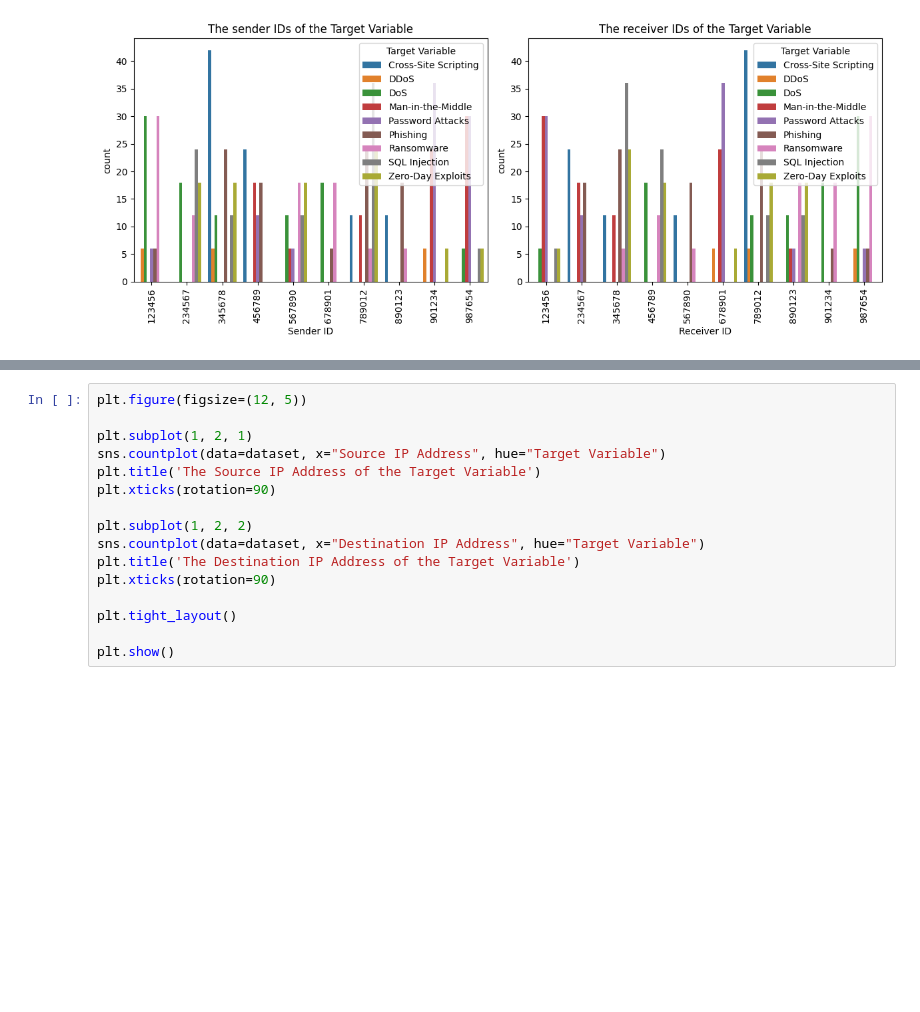
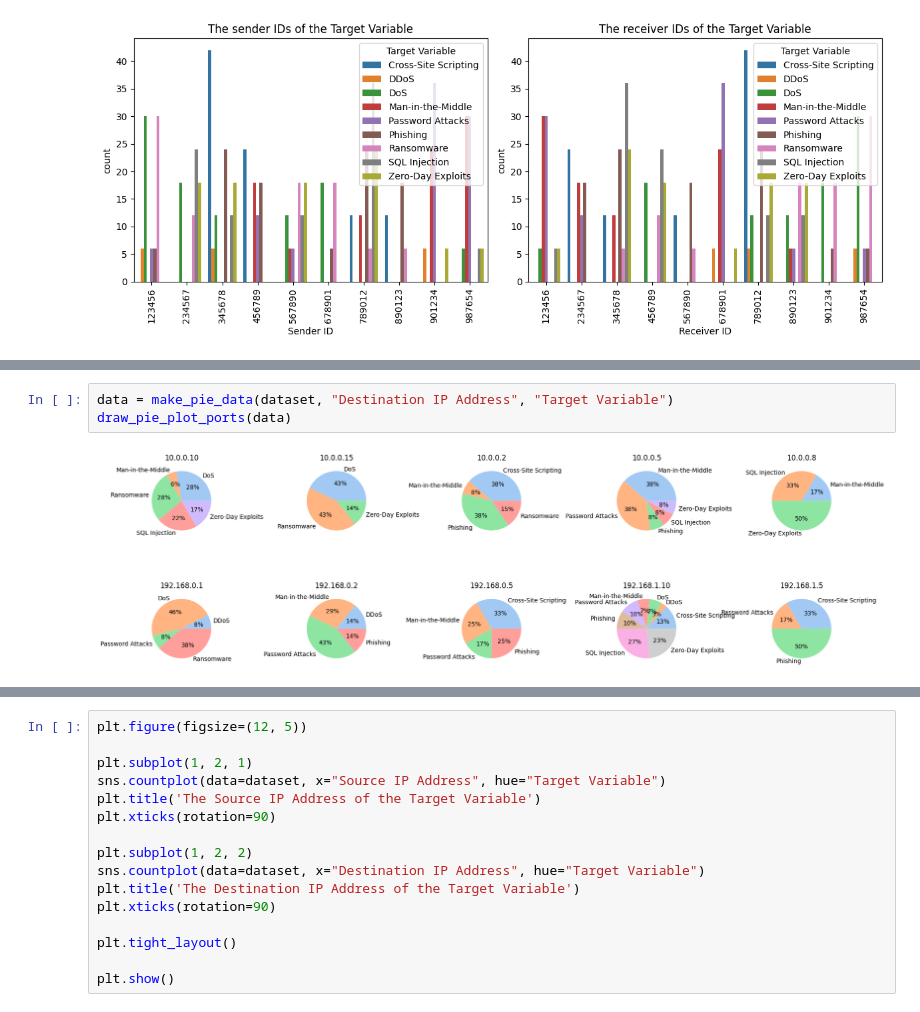
Before and after one commit to relmarrakchy/Apache-Hadoop-version-3, a Jupyter notebook: Cyber_threat_detection.ipynb, the cells around one changed output, grey strips where cells are left out. Cells and saved outputs as stored; diff of their text form; blank space fills up the shorter version.

```diff
--- a/Cyber_threat_detection.ipynb
+++ b/Cyber_threat_detection.ipynb
@@ -295,0 +305,5 @@ plt.show()
+# %%
+data = make_pie_data(dataset, "Destination IP Address", "Target Variable")
+draw_pie_plot_ports(data)
+# %% [output]
+[figure, added]
```
Also changed, not shown: parts of 13 cells of this notebook.
